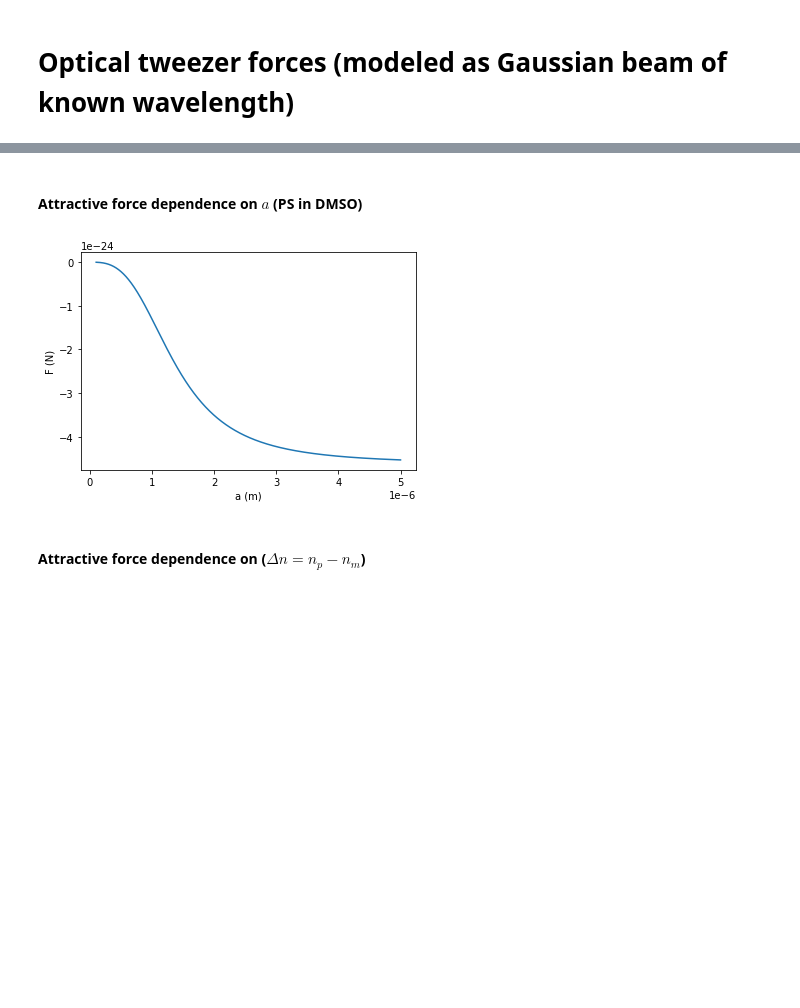
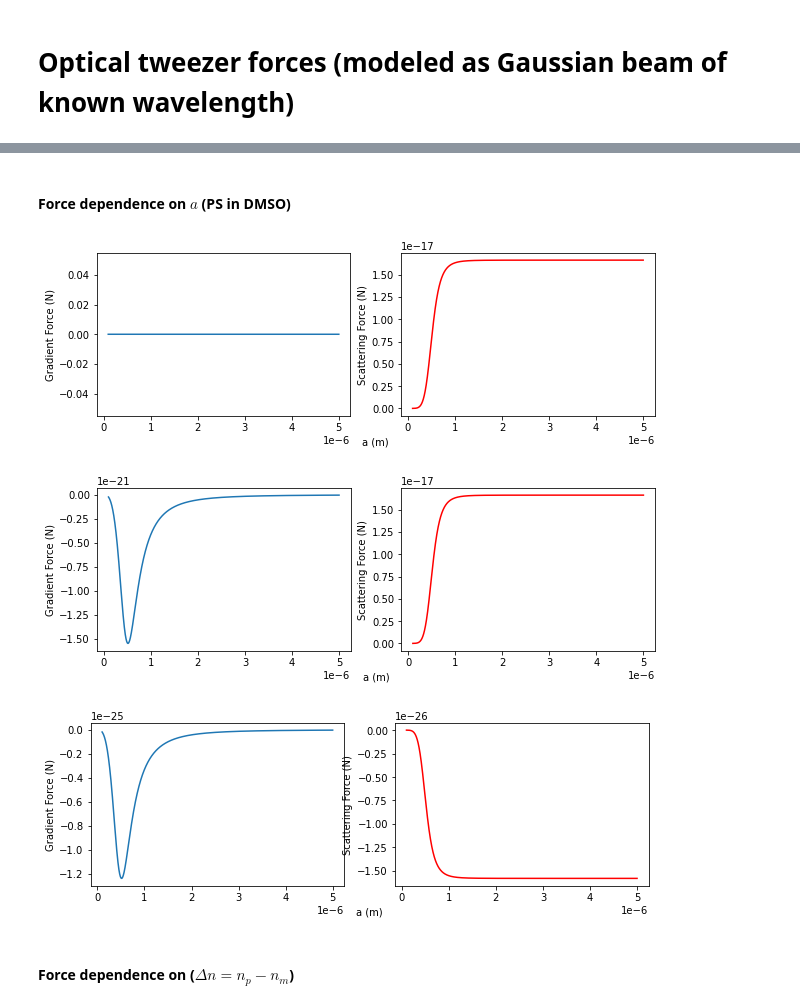
Before and after one commit to jabacousnac/Grier-Lab-Code, a Jupyter notebook: AxialForces.ipynb, the cells around one changed output, grey strips where cells are left out. Drawn from its saved outputs; the diff is of its cells as text; code cells hidden in the pictures; blank space fills up the shorter version.

Commit message:
Add files via upload
Added scattering forces

```diff
--- a/AxialForces.ipynb
+++ b/AxialForces.ipynb
@@ -74,11 +129,15 @@ explore_z(1*10**-6, 1.59, 1.47)
 # %% [markdown]
-#### Attractive force dependence on $a$ (PS in DMSO)
+#### Force dependence on $a$ (PS in DMSO)
 # %%
+explore_a(0, 1.59, 1.47)
+explore_a(1*10**-15, 1.59, 1.47)
 explore_a(1*10**-10, 1.59, 1.47)
 # %% [output]
-[figure, old version]
+[figure, new version]
+[figure, added]
+[figure, added]
 # %% [markdown]
-#### Attractive force dependence on ($\Delta n = n_p - n_m$)
+#### Force dependence on ($\Delta n = n_p - n_m$)
 # %%
 explore_n(1.0*10**-6, 1*10**-10)
 # %% [output]
```
Also changed, not shown: parts of 6 cells of this notebook.
